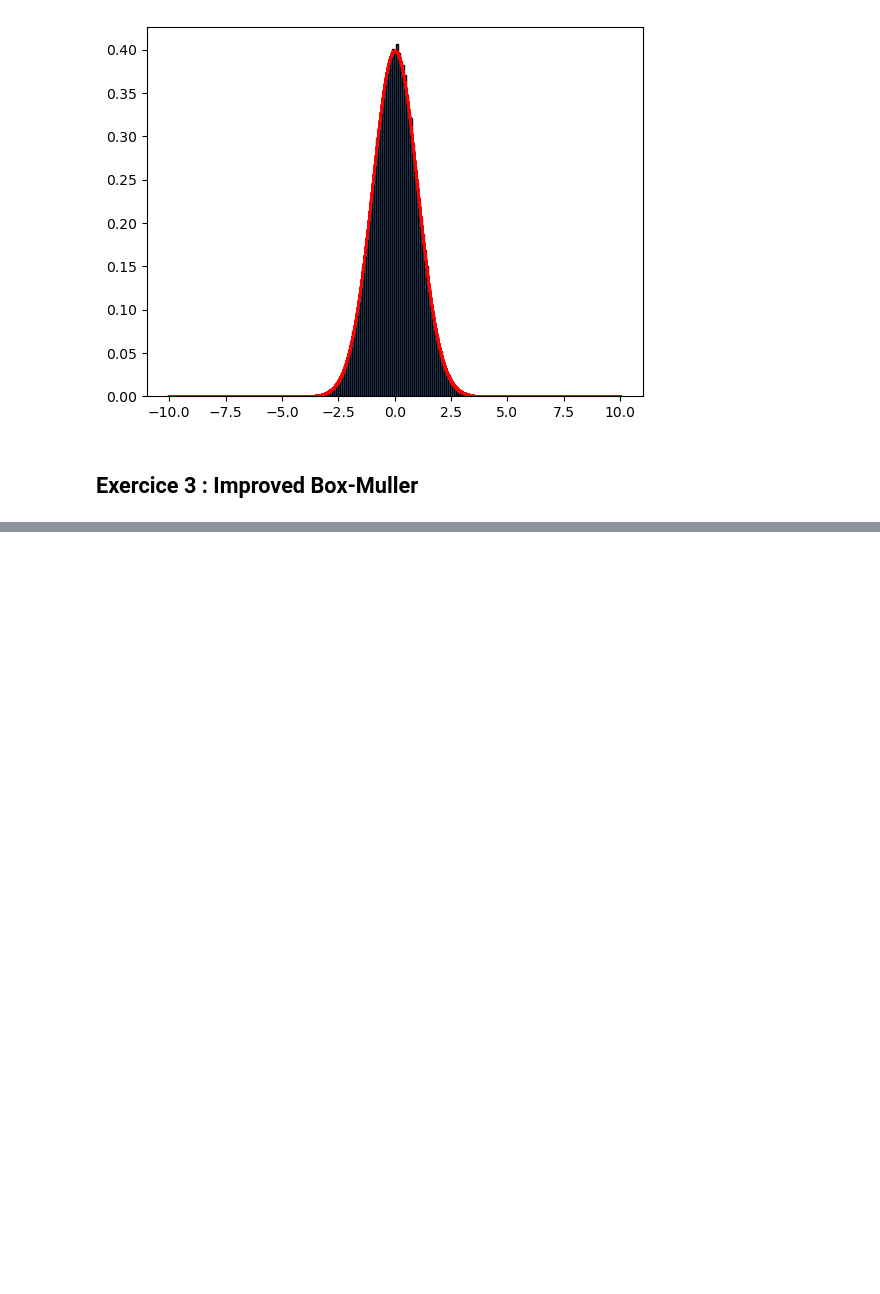
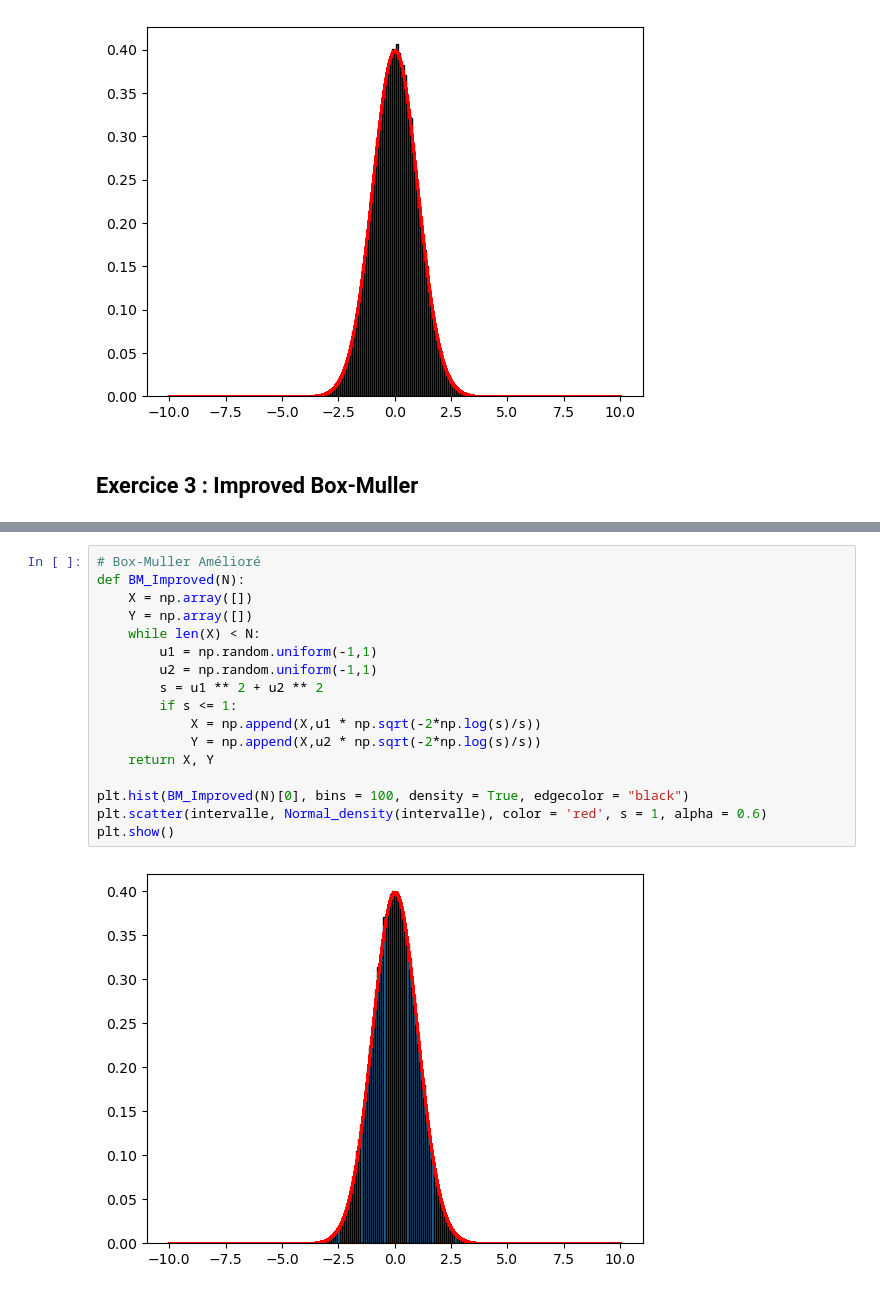
Before and after one commit to Pauloooooooooooo/Monte-Carlo-2A-ENSAE, a Jupyter notebook: TD.ipynb, the cells around one changed output, grey strips where cells are left out. Saved outputs shown, nothing was run; the diff lists cells and outputs as text; blank space fills up the shorter version.

```diff
--- a/TD.ipynb
+++ b/TD.ipynb
@@ -117,0 +138,19 @@ plt.show()
+# %%
+# Box-Muller Amélioré
+def BM_Improved(N):
+    X = np.array([])
+    Y = np.array([])
+    while len(X) < N:
+        u1 = np.random.uniform(-1,1)
+        u2 = np.random.uniform(-1,1)
+        s = u1 ** 2 + u2 ** 2
+        if s <= 1:
+            X = np.append(X,u1 * np.sqrt(-2*np.log(s)/s))
+            Y = np.append(X,u2 * np.sqrt(-2*np.log(s)/s))
+    return X, Y
+
+plt.hist(BM_Improved(N)[0], bins = 100, density = True, edgecolor = "black")
+plt.scatter(intervalle, Normal_density(intervalle), color = 'red', s = 1, alpha = 0.6)
+plt.show()
+# %% [output]
+[figure, added]
```
Also changed, not shown: parts of 1 cell of this notebook.
